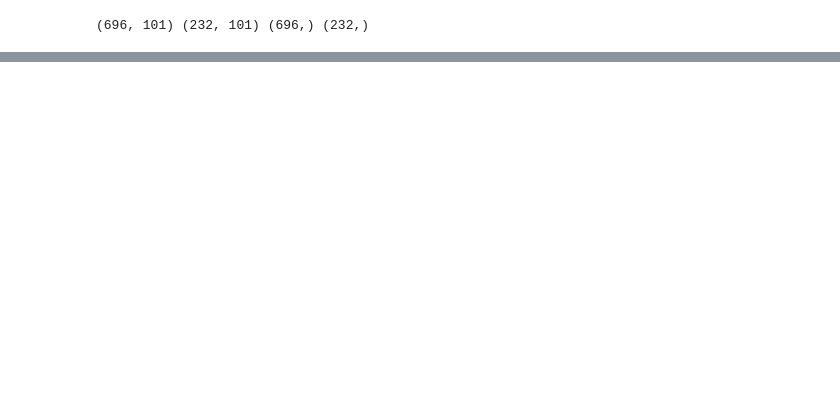
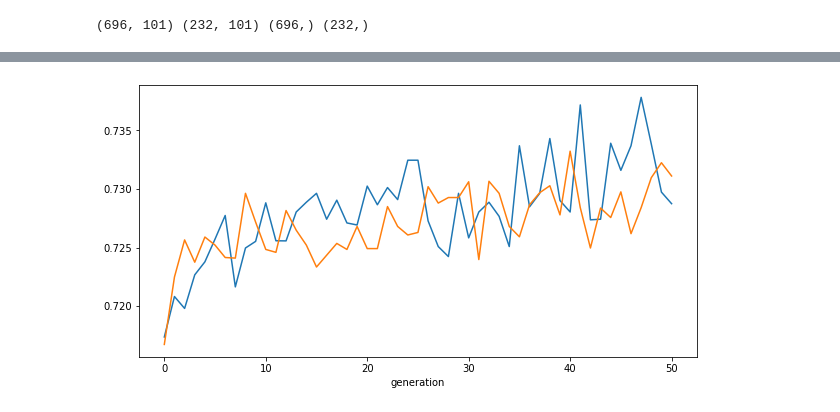
Before and after one commit to nickotto/tpot_benchmarking, a Jupyter notebook: anges_pipeline.ipynb, the cells around one changed output, grey strips where cells are left out. Drawn from its saved outputs; the diff is of its cells as text; code cells hidden in the pictures; blank space fills up the shorter version.

```diff
--- a/anges_pipeline.ipynb
+++ b/anges_pipeline.ipynb
@@ -84,0 +193,50 @@ X_test
+# %%
+#analyze pareto quality
+
+
+from os.path import exists
+import matplotlib.pyplot as plt
+import numpy as np
+import seaborn
+import statistics
+
+plt.rcParams["figure.figsize"] = (10,5)
+
+
+directoryevs = ["_baseline",""]
+
+upper_quantile_only = False
+
+generation_num = 50
+total_runs = 40
+
+
+ev = []
+for directoryev in directoryevs:
+    temp_ev = []
+    for i in range(40):
+        ev_df_name = f"/Users/matsumoton/pareto/anges{directoryev}_{i}_pareto_fitness.csv"
+        #ev_df_name = f"/Users/matsumoton/Git/results_pop40_gen20_{directoryev}/pareto_fitnesses/digen{j}_run_{i}_evolution_pop40_gen20.csv"
+        if not exists(ev_df_name):
+            continue
+        fitness_df = pd.read_csv(ev_df_name, sep=',')
+        fitness_df = fitness_df[~fitness_df.isin([np.nan, np.inf, -np.inf]).any(1)]
+        temp_ev.append(fitness_df)
+
+    temp_ev = pd.concat(temp_ev)
+
+    temp_ev["score_diff"] = abs(temp_ev["cv_score"]-temp_ev["holdout_score"])
+
+
+    #print(directoryev)
+    #print(temp_ev.groupby("generation")["score_diff"].mean())
+    #temp_ev = temp_ev.groupby("generation")["score_diff"].mean()
+    temp_ev = temp_ev.groupby("generation")["holdout_score"].quantile(0.80)
+    temp_ev.plot()
+    #ev.append(temp_ev)
+#frame_df = pd.concat(ev)
+#plt.savefig(f"/Users/matsumoton/Git/meta_pop40_gen15/gen_fitnesses/digen{j}_pop40_gen15_pareto_diff.png")
+
+plt.show()
+# %% [output]
+[figure, added]
```
Also changed, not shown: parts of 6 cells of this notebook, 2 other files.
